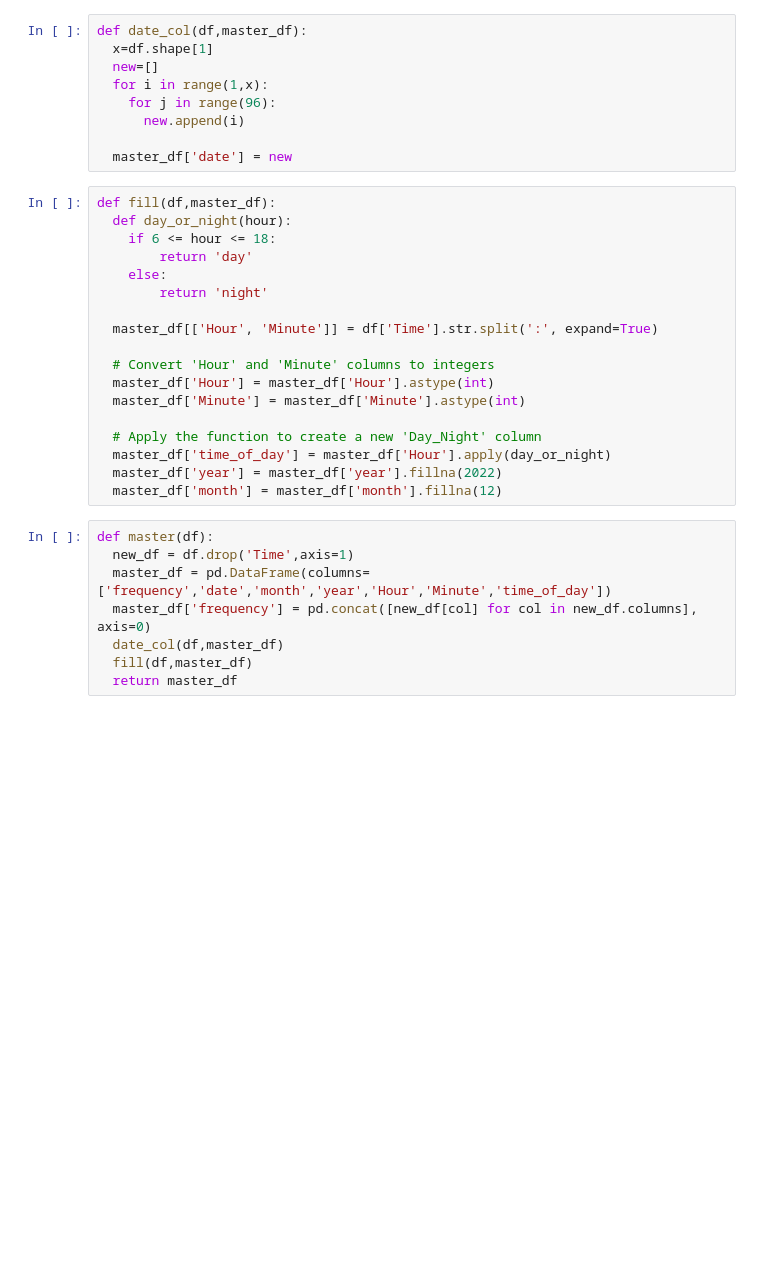
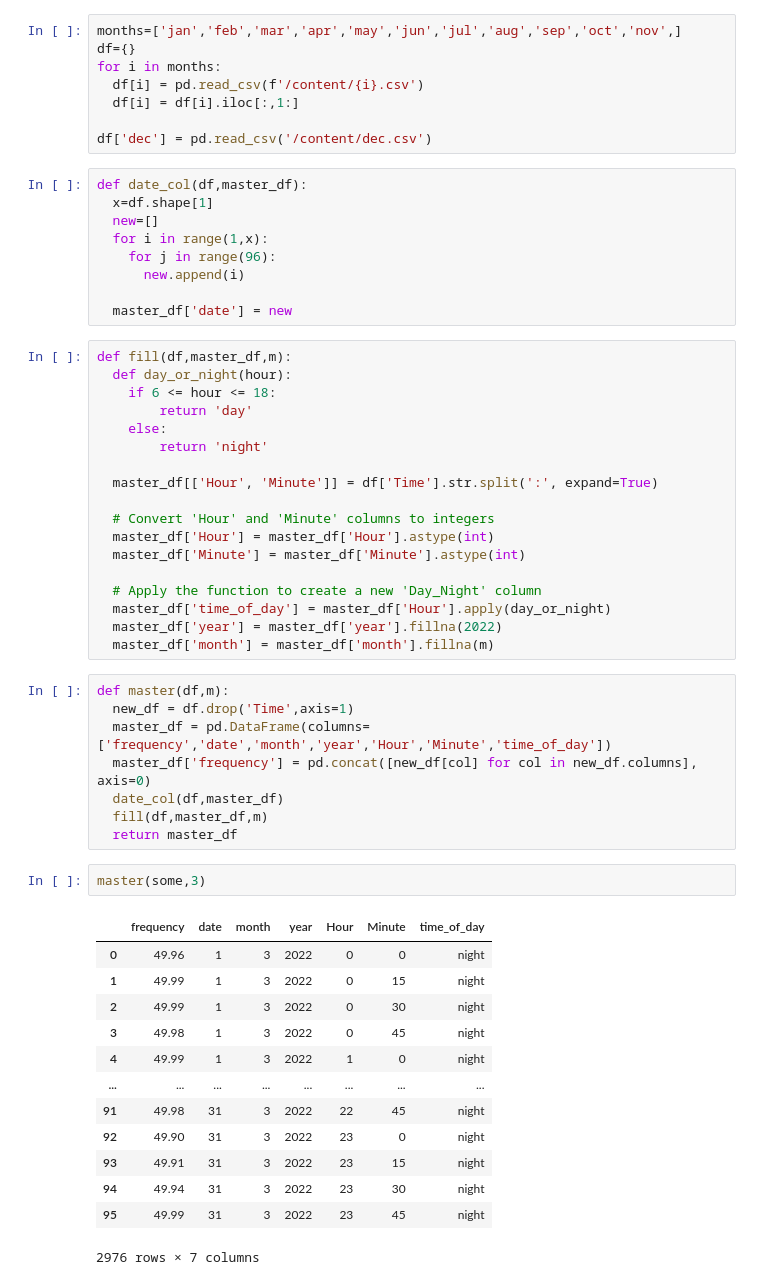
Before and after one commit to SamarthMotka/Programming_Lab_P1, a Jupyter notebook: 202311023_Prog_lab_P_1.ipynb, the cells around one changed output. Cells and saved outputs as stored; diff of their text form; blank space fills up the shorter version.

```diff
--- a/202311023_Prog_lab_P_1.ipynb
+++ b/202311023_Prog_lab_P_1.ipynb
@@ -6,3 +39,11 @@ df = pd.read_csv('/content/january.csv')
+# %%
+months=['jan','feb','mar','apr','may','jun','jul','aug','sep','oct','nov',]
+df={}
+for i in months:
+  df[i] = pd.read_csv(f'/content/{i}.csv')
+  df[i] = df[i].iloc[:,1:]
+
+df['dec'] = pd.read_csv('/content/dec.csv')
 # %%
 def date_col(df,master_df):
   x=df.shape[1]
@@ -13,7 +54,7 @@ def date_col(df,master_df):
 
   master_df['date'] = new
 # %%
-def fill(df,master_df):
+def fill(df,master_df,m):
   def day_or_night(hour):
     if 6 <= hour <= 18:
         return 'day'
@@ -29,14 +70,30 @@ def fill(df,master_df):
   # Apply the function to create a new 'Day_Night' column
   master_df['time_of_day'] = master_df['Hour'].apply(day_or_night)
   master_df['year'] = master_df['year'].fillna(2022)
-  master_df['month'] = master_df['month'].fillna(12)
+  master_df['month'] = master_df['month'].fillna(m)
 # %%
-def master(df):
+def master(df,m):
   new_df = df.drop('Time',axis=1)
   master_df = pd.DataFrame(columns=['frequency','date','month','year','Hour','Minute','time_of_day'])
   master_df['frequency'] = pd.concat([new_df[col] for col in new_df.columns], axis=0)
   date_col(df,master_df)
-  fill(df,master_df)
+  fill(df,master_df,m)
   return master_df
+# %%
+master(some,3)
+# %% [output]
+|  | frequency | date | month | year | Hour | Minute | time_of_day |
+| 0 | 49.96 | 1 | 3 | 2022 | 0 | 0 | night |
+| 1 | 49.99 | 1 | 3 | 2022 | 0 | 15 | night |
+| 2 | 49.99 | 1 | 3 | 2022 | 0 | 30 | night |
+| 3 | 49.98 | 1 | 3 | 2022 | 0 | 45 | night |
+| 4 | 49.99 | 1 | 3 | 2022 | 1 | 0 | night |
+| ... | ... | ... | ... | ... | ... | ... | ... |
+| 91 | 49.98 | 31 | 3 | 2022 | 22 | 45 | night |
+| 92 | 49.90 | 31 | 3 | 2022 | 23 | 0 | night |
+| 93 | 49.91 | 31 | 3 | 2022 | 23 | 15 | night |
+| 94 | 49.94 | 31 | 3 | 2022 | 23 | 30 | night |
+| 95 | 49.99 | 31 | 3 | 2022 | 23 | 45 | night |
+2976 rows × 7 columns
 # %%
 # this function helps converting the data from df to master_df
```
Also changed, not shown: parts of 7 cells of this notebook, 12 other files.
